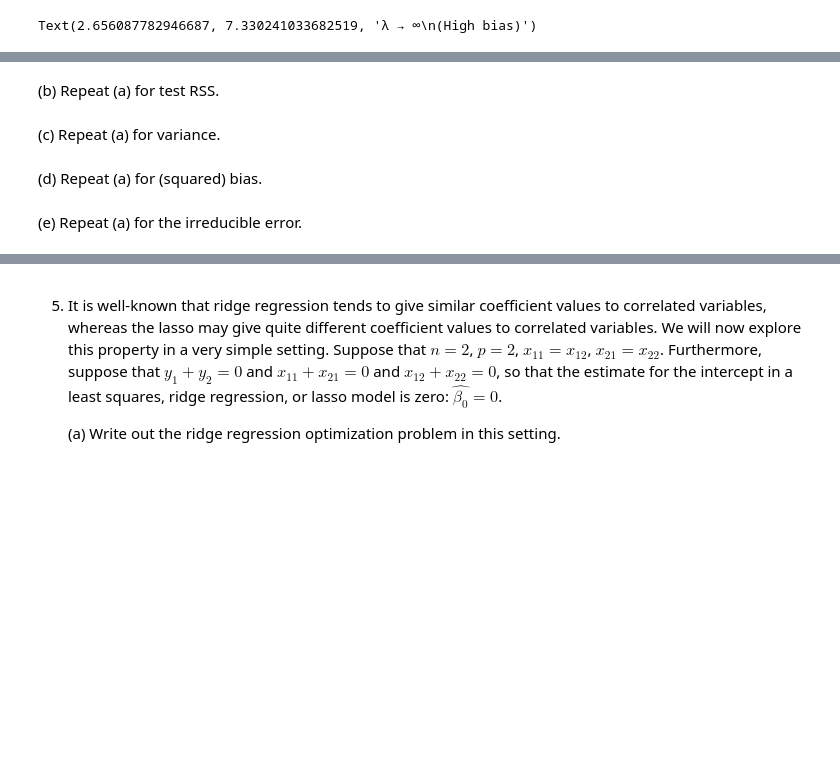
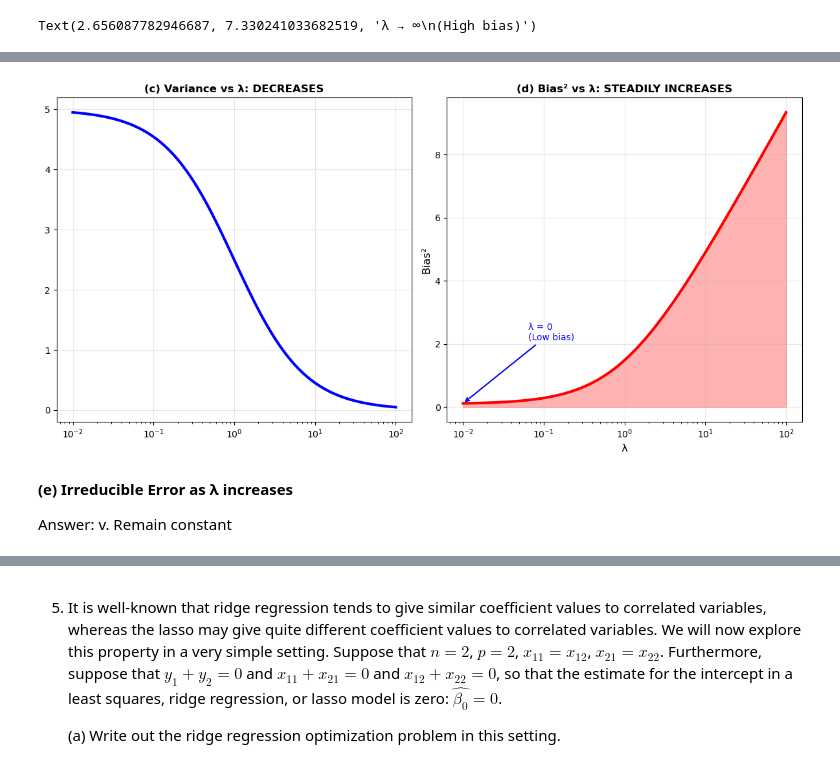
Before and after one commit to zozoking101/An-Introduction-to-Statistical-Learning-with-Applications-in-Python, a Jupyter notebook: 6_Linear_Model_Selection_and_Regularization/Chapter_6.ipynb, the cells around one changed output, grey strips where cells are left out. Saved outputs shown, nothing was run; the diff lists cells and outputs as text; code cells hidden in the pictures; blank space fills up the shorter version.

```diff
--- a/6_Linear_Model_Selection_and_Regularization/Chapter_6.ipynb
+++ b/6_Linear_Model_Selection_and_Regularization/Chapter_6.ipynb
@@ -3553,8 +3343,41 @@ print("\n✓ All visualizations complete!")
-# %% [markdown]
-(b) Repeat (a) for test RSS.
-# %% [markdown]
-(c) Repeat (a) for variance.
-# %% [markdown]
-(d) Repeat (a) for (squared) bias.
-# %% [markdown]
-(e) Repeat (a) for the irreducible error.
+# %%
+# 1. Setup Data
+lambda_values = np.logspace(-2, 2, 100)
+variance = 5 / (1 + lambda_values)
+bias_squared = 0.1 + 2 * np.log(1 + lambda_values)
+
+# 2. Setup Figure (MUST BE IN THE SAME BLOCK)
+fig, axes = plt.subplots(1, 2, figsize=(12, 6))
+
+# --- Plot (c) Variance (Top Left) ---
+ax_var = axes[0]
+ax_var.plot(lambda_values, variance, 'b-', linewidth=3)
+ax_var.set_xscale('log')
+ax_var.set_title('(c) Variance vs λ: DECREASES', fontweight='bold')
+ax_var.grid(True, alpha=0.3)
+
+# --- Plot (d) Squared Bias (Top Right) ---
+ax_bias = axes[1]
+ax_bias.plot(lambda_values, bias_squared, 'r-', linewidth=3)
+ax_bias.set_xlabel('λ', fontsize=12)
+ax_bias.set_ylabel('Bias²', fontsize=12)
+ax_bias.set_title('(d) Bias² vs λ: STEADILY INCREASES', fontsize=12, fontweight='bold')
+ax_bias.set_xscale('log')
+ax_bias.grid(True, alpha=0.3)
+ax_bias.fill_between(lambda_values, 0, bias_squared, alpha=0.3, color='red')
+
+# Annotations for Bias
+ax_bias.annotate('λ = 0\n(Low bias)', xy=(lambda_values[0], bias_squared[0]),
+                 xytext=(lambda_values[20], bias_squared[0] + 2),
+                 arrowprops=dict(arrowstyle='->', color='blue', lw=1.5),
+                 fontsize=10, color='blue')
+
+# 3. Final Render
+plt.tight_layout()
+plt.show()
+# %% [output]
+[figure, added]
+# %% [markdown]
+**(e) Irreducible Error as λ increases**
+
+Answer: v. Remain constant
```
Also changed, not shown: parts of 41 cells of this notebook, 3 other files.
